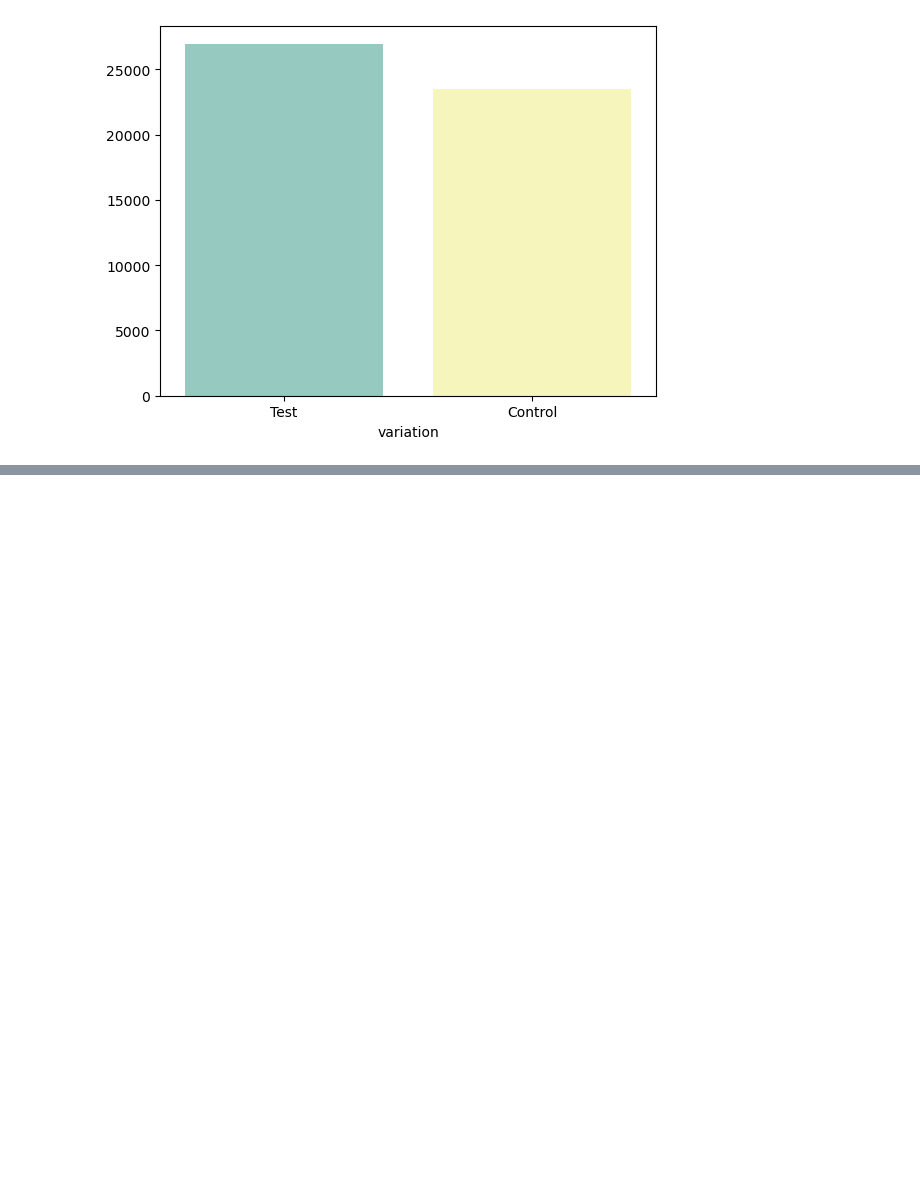
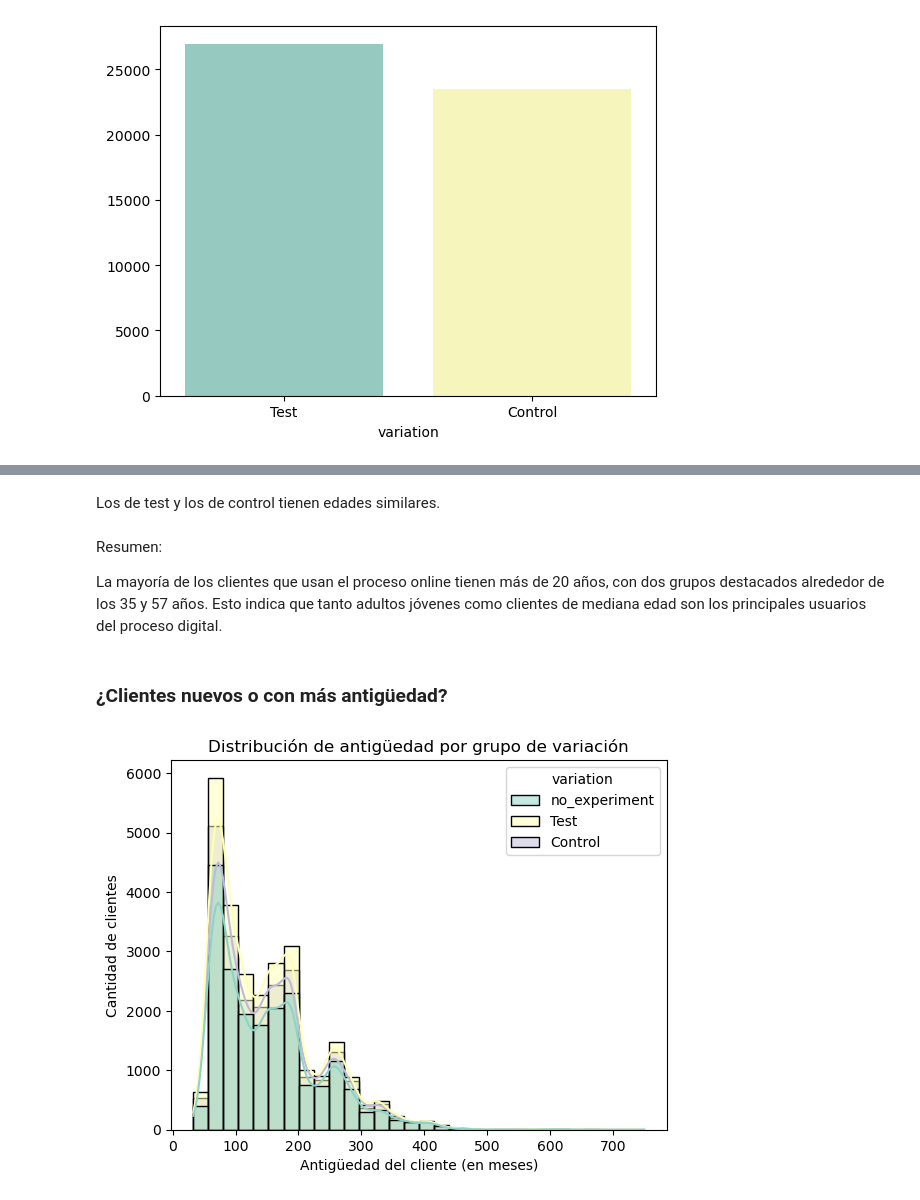
Before and after one commit to JimenezRoDA/vanguard-ab-test, a Jupyter notebook: vanguard-ab-test.ipynb, the cells around one changed output, grey strips where cells are left out. Drawn from its saved outputs; the diff is of its cells as text; code cells hidden in the pictures; blank space fills up the shorter version.

```diff
--- a/vanguard-ab-test.ipynb
+++ b/vanguard-ab-test.ipynb
@@ -288,0 +281,16 @@ Dentro del perfil de los clientes que utilizan el proceso en linea vemos que la
+# %% [markdown]
+Los de test y los de control tienen edades similares.
+# %% [markdown]
+Resumen:
+
+La mayoría de los clientes que usan el proceso online tienen más de 20 años, con dos grupos destacados alrededor de los 35 y 57 años. Esto indica que tanto adultos jóvenes como clientes de mediana edad son los principales usuarios del proceso digital.
+# %% [markdown]
+### ¿Clientes nuevos o con más antigüedad?
+# %%
+sns.histplot(data=df, x='clnt_tenure_mnth', hue='variation', kde=True, bins=30, palette='Set3')
+plt.title('Distribución de antigüedad por grupo de variación')
+plt.xlabel('Antigüedad del cliente (en meses)')
+plt.ylabel('Cantidad de clientes')
+plt.show()
+# %% [output]
+[figure, added]
```
Also changed, not shown: parts of 43 cells of this notebook.
